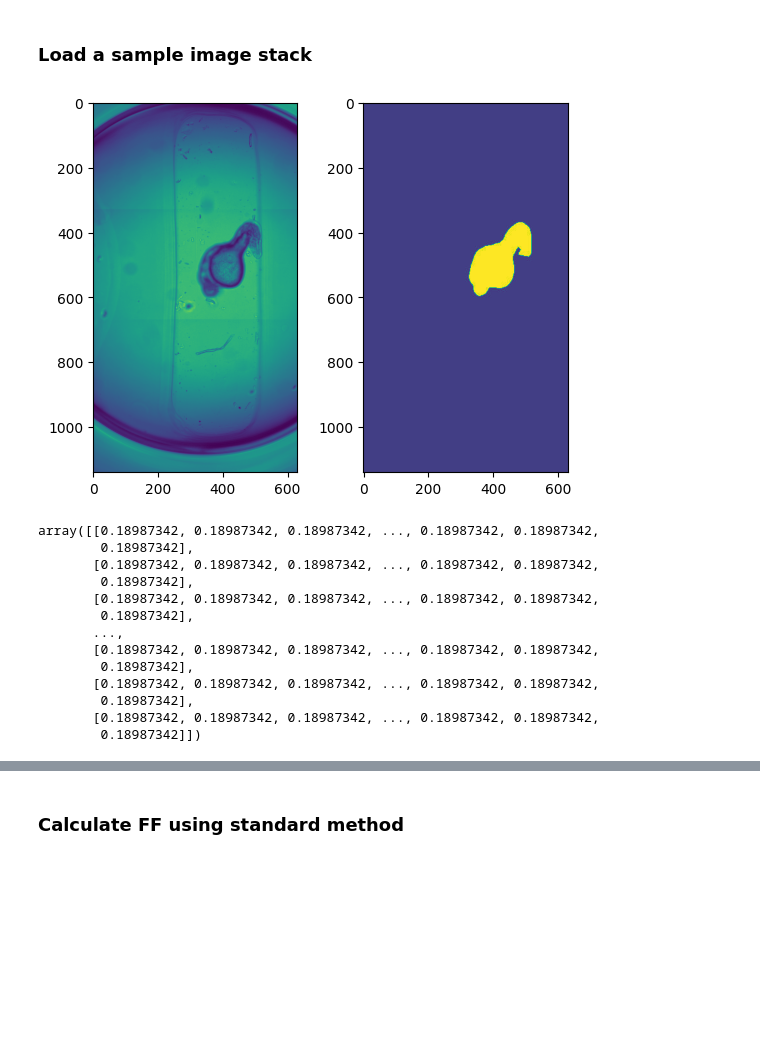
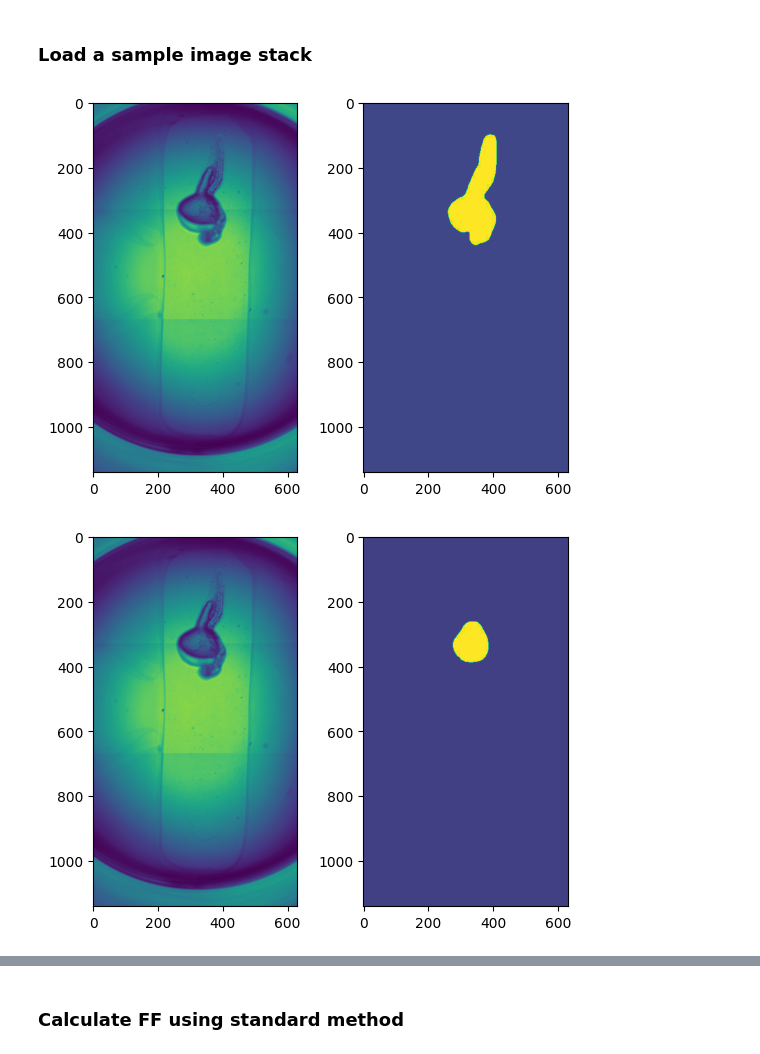
Before and after one commit to nlammers371/morphseq, a Jupyter notebook: jupyter/test_ff_alternatives_v2.ipynb, the cells around one changed output, grey strips where cells are left out. Cells and saved outputs as stored; diff of their text form; code cells hidden in the pictures; blank space fills up the shorter version.

```diff
--- a/jupyter/test_ff_alternatives_v2.ipynb
+++ b/jupyter/test_ff_alternatives_v2.ipynb
@@ -24,7 +26,7 @@ image_list = sorted(glob.glob(stacked_image_path + "*.tif"))
 # %%
 from skimage.transform import resize
 
-im_ind = 200
+im_ind = 100
 im_path = image_list[im_ind]
 im_name = path_leaf(im_path)
 
@@ -42,20 +44,17 @@ axarr[0].imshow(im_stack[15, :, :])
 axarr[1].imshow(im_mask)
 plt.show()
 # %% [output]
-[figure, old version]
+[figure, new version]
-# %%
-im_mask
-# %% [output]
-array([[0.18987342, 0.18987342, 0.18987342, ..., 0.18987342, 0.18987342,
-        0.18987342],
-       [0.18987342, 0.18987342, 0.18987342, ..., 0.18987342, 0.18987342,
-        0.18987342],
-       [0.18987342, 0.18987342, 0.18987342, ..., 0.18987342, 0.18987342,
-        0.18987342],
-       ...,
-       [0.18987342, 0.18987342, 0.18987342, ..., 0.18987342, 0.18987342,
-        0.18987342],
-       [0.18987342, 0.18987342, 0.18987342, ..., 0.18987342, 0.18987342,
-        0.18987342],
-       [0.18987342, 0.18987342, 0.18987342, ..., 0.18987342, 0.18987342,
-        0.18987342]])
+# %%
+# load yolk mask
+yolk_mask_path = yolk_seg_image_path + im_name[:9] + "_stitch.jpg"
+yolk_mask = io.imread(yolk_mask_path)
+yolk_mask = resize(yolk_mask, im_stack.shape[1:], preserve_range=True, order=0)
+yolk_mask = yolk_mask - np.min(yolk_mask)
+yolk_mask = yolk_mask / np.max(yolk_mask)
+f, axarr = plt.subplots(1,2)
+axarr[0].imshow(im_stack[15, :, :])
+axarr[1].imshow(yolk_mask)
+plt.show()
+# %% [output]
+[figure, added]
```
Also changed, not shown: parts of 8 cells of this notebook.
